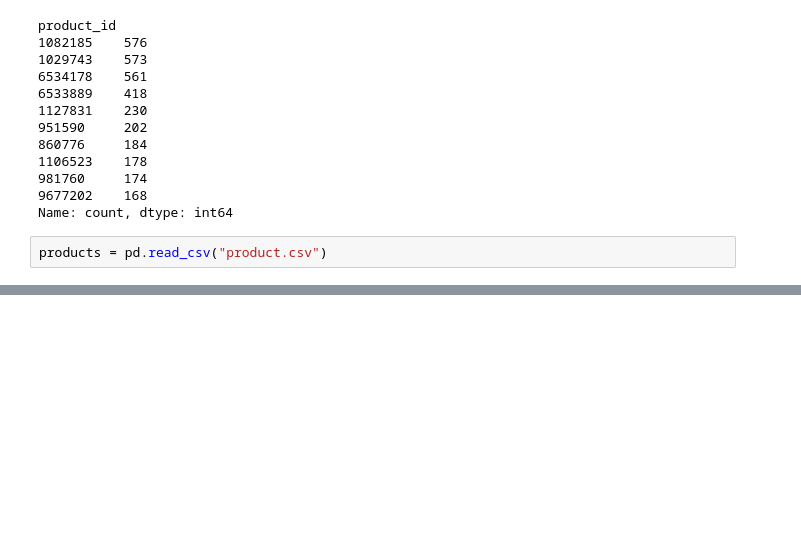
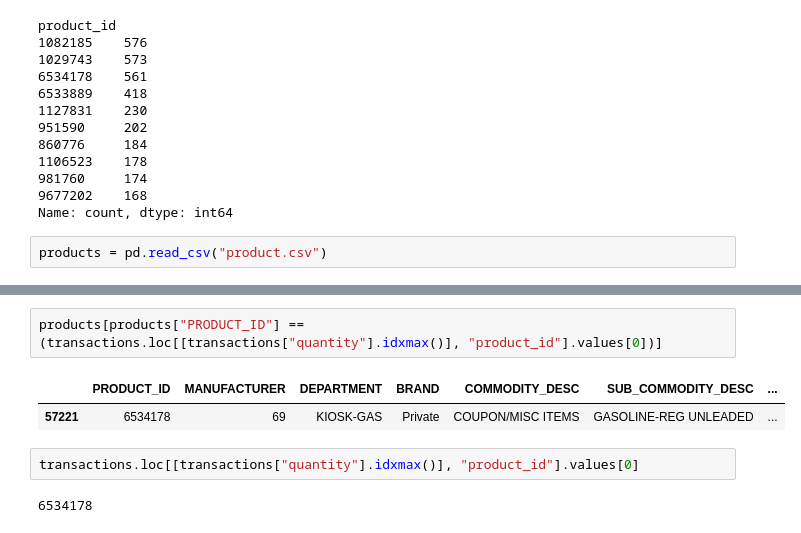
Before and after one commit to atsianis/Sales-Analysis-w-Pandas, a Jupyter notebook: section06_midcourse_project.ipynb, the cells around one changed output, grey strips where cells are left out. Saved outputs shown, nothing was run; the diff lists cells and outputs as text; blank space fills up the shorter version.

```diff
--- a/section06_midcourse_project.ipynb
+++ b/section06_midcourse_project.ipynb
@@ -421,0 +438,9 @@ products.head()
+# %%
+products[products["PRODUCT_ID"] == (transactions.loc[[transactions["quantity"].idxmax()], "product_id"].values[0])]
+# %% [output]
+|  | PRODUCT_ID | MANUFACTURER | DEPARTMENT | BRAND | COMMODITY_DESC | SUB_COMMODITY_DESC | ... |
+| 57221 | 6534178 | 69 | KIOSK-GAS | Private | COUPON/MISC ITEMS | GASOLINE-REG UNLEADED | ... |
+# %%
+transactions.loc[[transactions["quantity"].idxmax()], "product_id"].values[0]
+# %% [output]
+6534178
```
Also changed, not shown: parts of 2 cells of this notebook.
